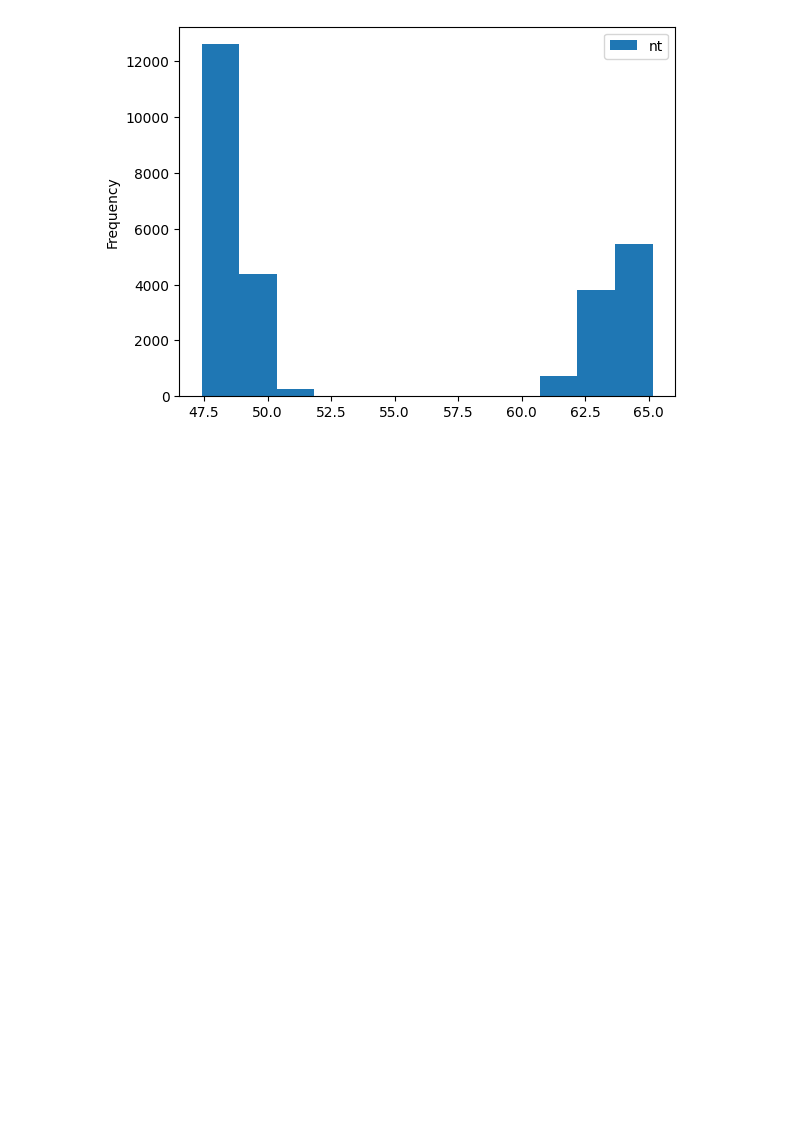
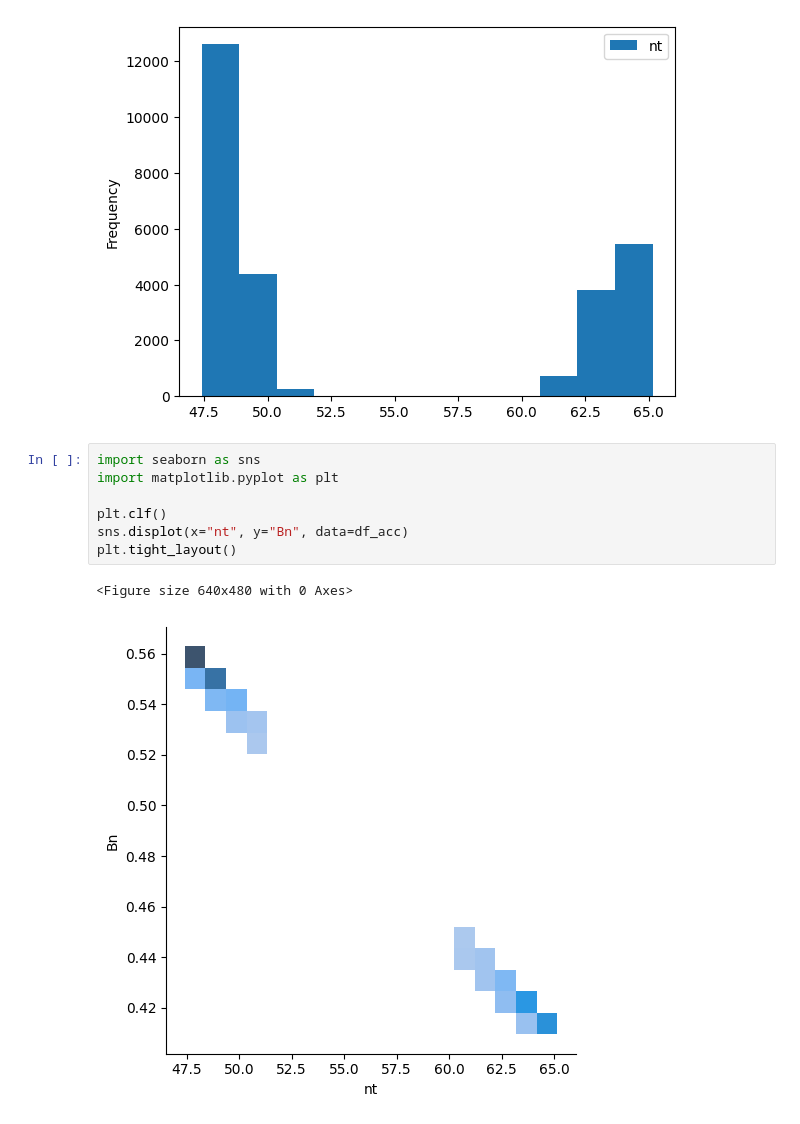
Before and after one commit to aldros/TwoBodyDecay, a Jupyter notebook: TwoBody.ipynb, the cells around one changed output. Cells and saved outputs as stored; diff of their text form; blank space fills up the shorter version.

```diff
--- a/TwoBody.ipynb
+++ b/TwoBody.ipynb
@@ -129,3 +129,13 @@ ax = df_acc.plot.hist(column=['Bn'],bins=12)
 ax = df_acc.plot.hist(column=['nt'],bins=12)
 # %% [output]
 [figure]
+# %%
+import seaborn as sns
+import matplotlib.pyplot as plt
+
+plt.clf()
+sns.displot(x="nt", y="Bn", data=df_acc)
+plt.tight_layout()
+# %% [output]
+<Figure size 640x480 with 0 Axes>
+[figure, added]
```
